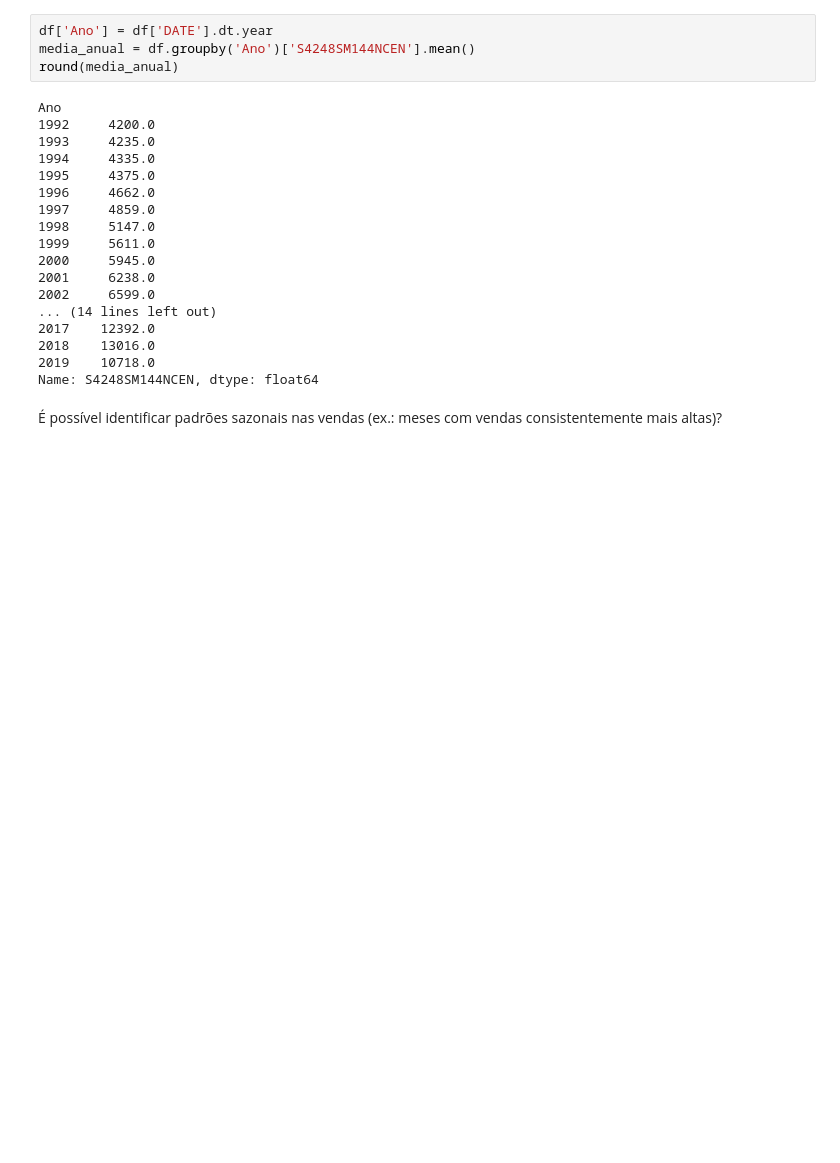
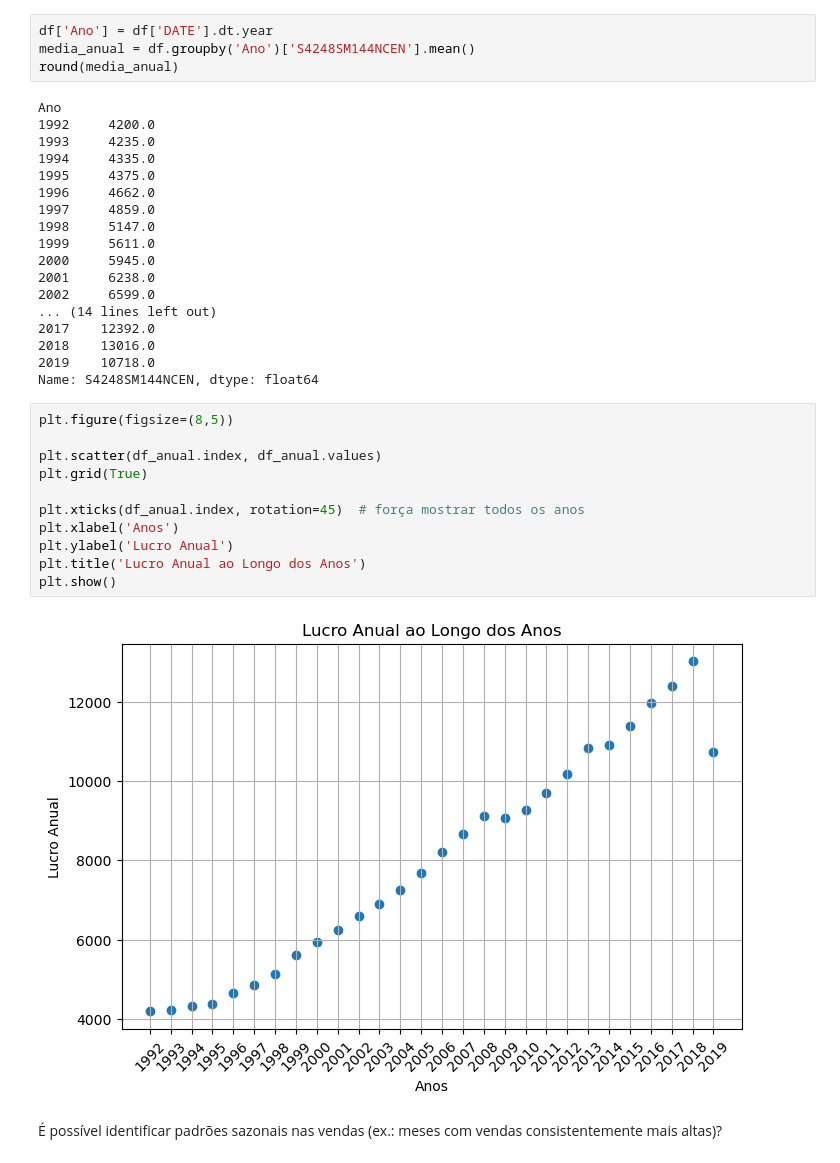
Before and after one commit to emiliogaspar27/data-analysis-portfolio, a Jupyter notebook: Alcohol_Sales_Analysis/notebooks/Alcohol_Sales_Analysis.ipynb, the cells around one changed output. Cells and saved outputs as stored; diff of their text form; blank space fills up the shorter version.

```diff
--- a/Alcohol_Sales_Analysis/notebooks/Alcohol_Sales_Analysis.ipynb
+++ b/Alcohol_Sales_Analysis/notebooks/Alcohol_Sales_Analysis.ipynb
@@ -131,6 +122,19 @@ Ano
 2018    13016.0
 2019    10718.0
 Name: S4248SM144NCEN, dtype: float64
+# %%
+plt.figure(figsize=(8,5))
+
+plt.scatter(df_anual.index, df_anual.values)
+plt.grid(True)
+
+plt.xticks(df_anual.index, rotation=45)  # força mostrar todos os anos
+plt.xlabel('Anos')
+plt.ylabel('Lucro Anual')
+plt.title('Lucro Anual ao Longo dos Anos')
+plt.show()
+# %% [output]
+[figure, added]
 # %% [markdown]
 É possível identificar padrões sazonais nas vendas (ex.: meses com vendas consistentemente mais altas)?
 # %%
```
Also changed, not shown: parts of 8 cells of this notebook.
